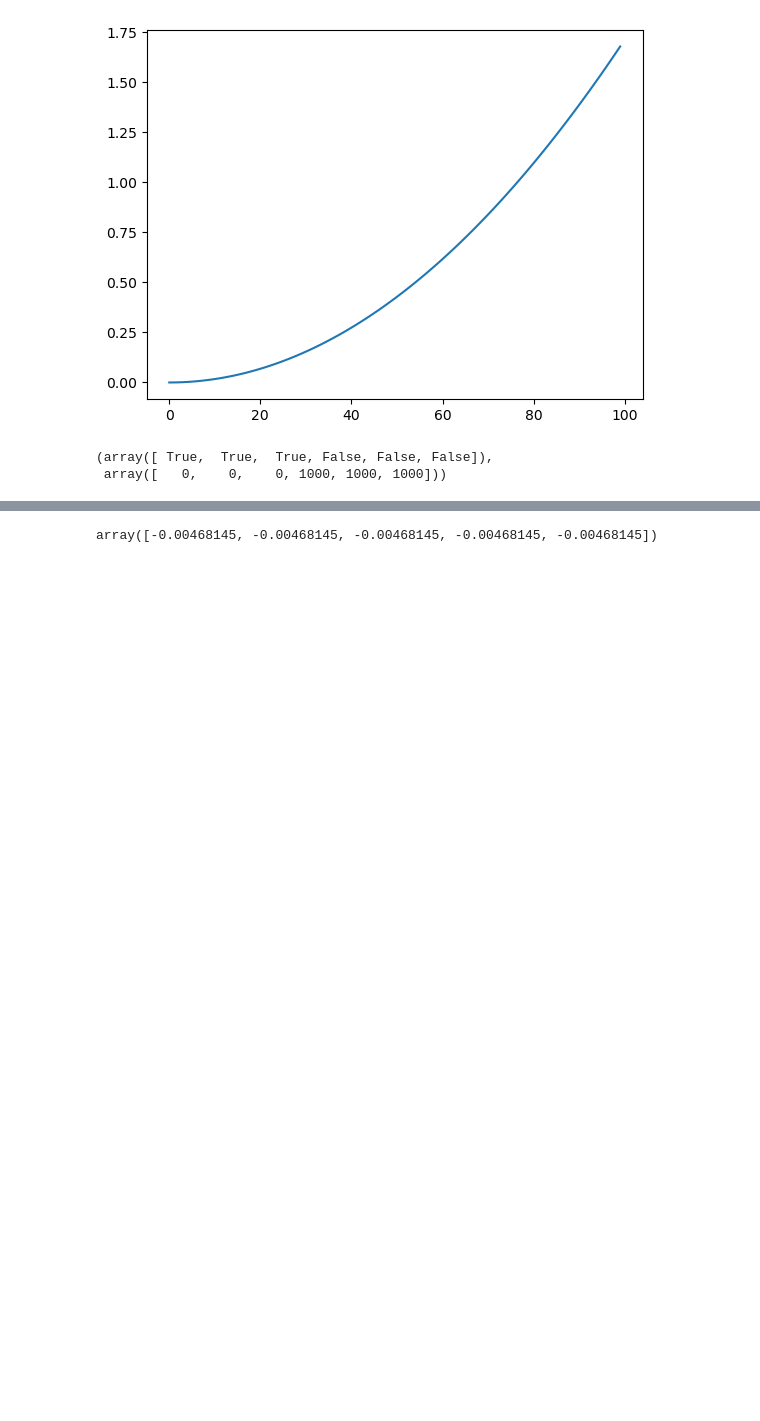
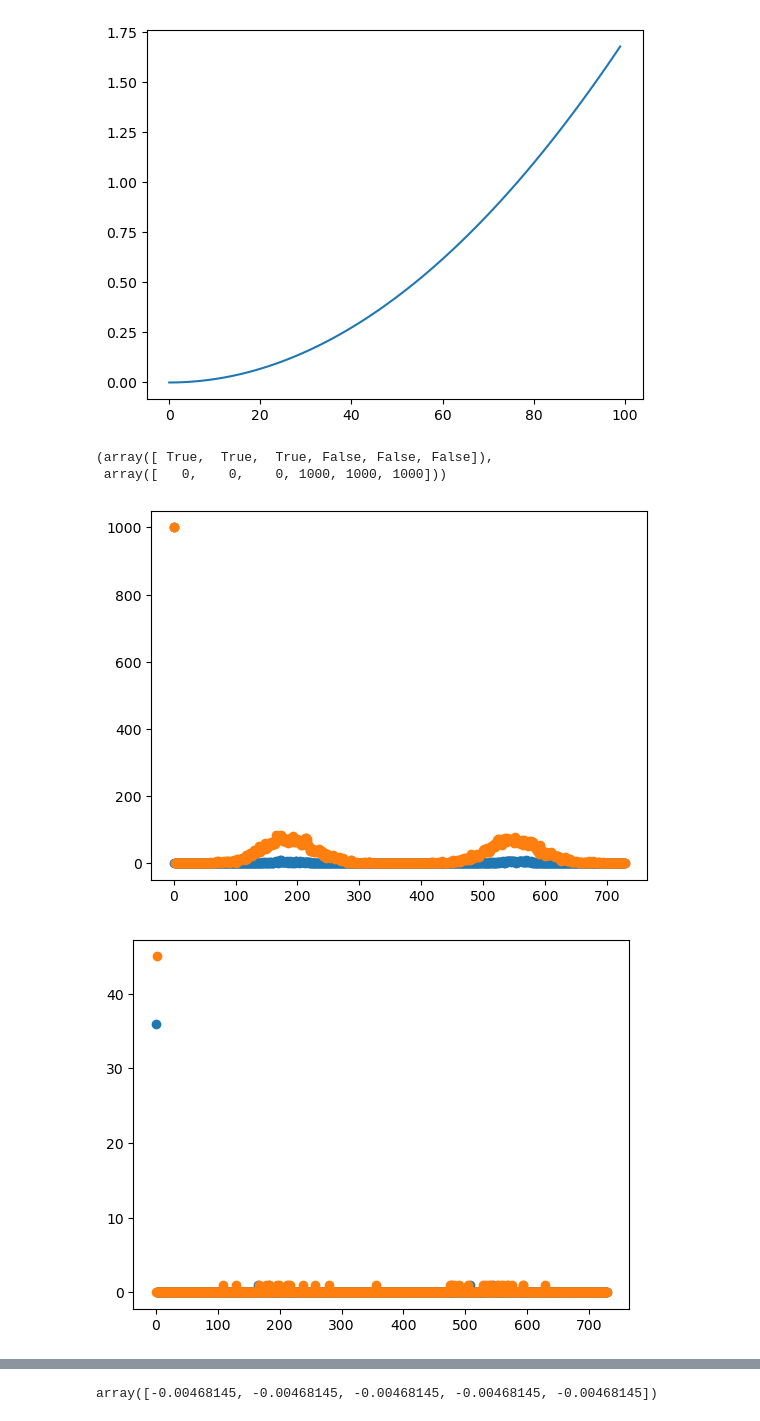
Before and after one commit to GuidoDSalem/TP---AplicacionesComputacionales, a Jupyter notebook: main.ipynb, the cells around one changed output, grey strips where cells are left out. Cells and saved outputs as stored; diff of their text form; code cells hidden in the pictures; blank space fills up the shorter version.

```diff
--- a/main.ipynb
+++ b/main.ipynb
@@ -412,7 +413,50 @@ def gananciaV3(molinoNorte, molinoSur,k):
         gananciaSur[:,t] = gananciaSur[:,t-1] +  gananciaSur_t - costosSur_t
 
     return gananciaNorte ,  gananciaSur
+# %%
+def gananciaV4(molinoNorte, molinoSur,k):
+
+    isOnNorte = np.zeros_like(molinoNorte) + 1
+    isOnSur = np.zeros_like(molinoNorte) + 1
+
+    gananciaNorte = np.zeros_like(molinoNorte)
+    gananciaSur = np.zeros_like(molinoSur)
+
+    roturaNorte = np.zeros_like(molinoNorte)
+    roturaSur = np.zeros_like(molinoSur)
+
+
+    for t in range(molinoNorte.shape[1]-1):
+        gananciaNorte_t = ingreso(molinoNorte[:,t],isOnNorte[:,t]) - seRompio(molinoNorte[:,t],isOnNorte[:,t]) * BREAK_COST
+        roturaNorte[:,t] = seRompio(molinoNorte[:,t],isOnNorte[:,t])
+        isOnNorte[:,t+1],costosNorte_t = nextStateIsOn(molinoNorte[:,t],isOnNorte[:,t],k)
+        gananciaNorte[:,t] = gananciaNorte[:,t-1] +  gananciaNorte_t - costosNorte_t
+
+        gananciaSur_t = ingreso(molinoSur[:,t],isOnSur[:,t]) - seRompio(molinoSur[:,t],isOnSur[:,t]) * BREAK_COST
+        isOnSur[:,t+1],costosSur_t = nextStateIsOn(molinoSur[:,t],isOnSur[:,t],k)
+        roturaSur[:,t] = seRompio(molinoSur[:,t],isOnSur[:,t])
+        gananciaSur[:,t] = gananciaSur[:,t-1] +  gananciaSur_t - costosSur_t
+
+    return gananciaNorte, gananciaSur,isOnNorte,isOnSur, roturaNorte, roturaSur
 # %%
 simulations = simulacion(kappa, sigma,beta,gamma,dias= 365, M=M)
 earningNorte,earningSur = gananciaV3(simulations[0],simulations[1],8)
+# %%
+m = 1000
+n = 365 * 2
+simulations = simulacion(kappa, sigma,beta,gamma,dias= n, M=m)
+gananciaNorte ,  gananciaSur,isOnNorte,isOnSur, roturaNorte, roturaSur = gananciaV4(simulations[0],simulations[1],1)
+
+# Plot isOn (scatter plot)
+plt.scatter(np.arange(0,n,1),np.sum(isOnNorte,axis=0))
+plt.scatter(np.arange(0,n,1),np.sum(isOnSur,axis=0))
+plt.show()
+
+# Plot rotura (scatter plot)
+plt.scatter(np.arange(0,n,1),np.sum(roturaNorte,axis=0))
+plt.scatter(np.arange(0,n,1),np.sum(roturaSur,axis=0))
+plt.show()
+# %% [output]
+[figure, added]
+[figure, added]
 # %%
```
Also changed, not shown: parts of 8 cells of this notebook.
